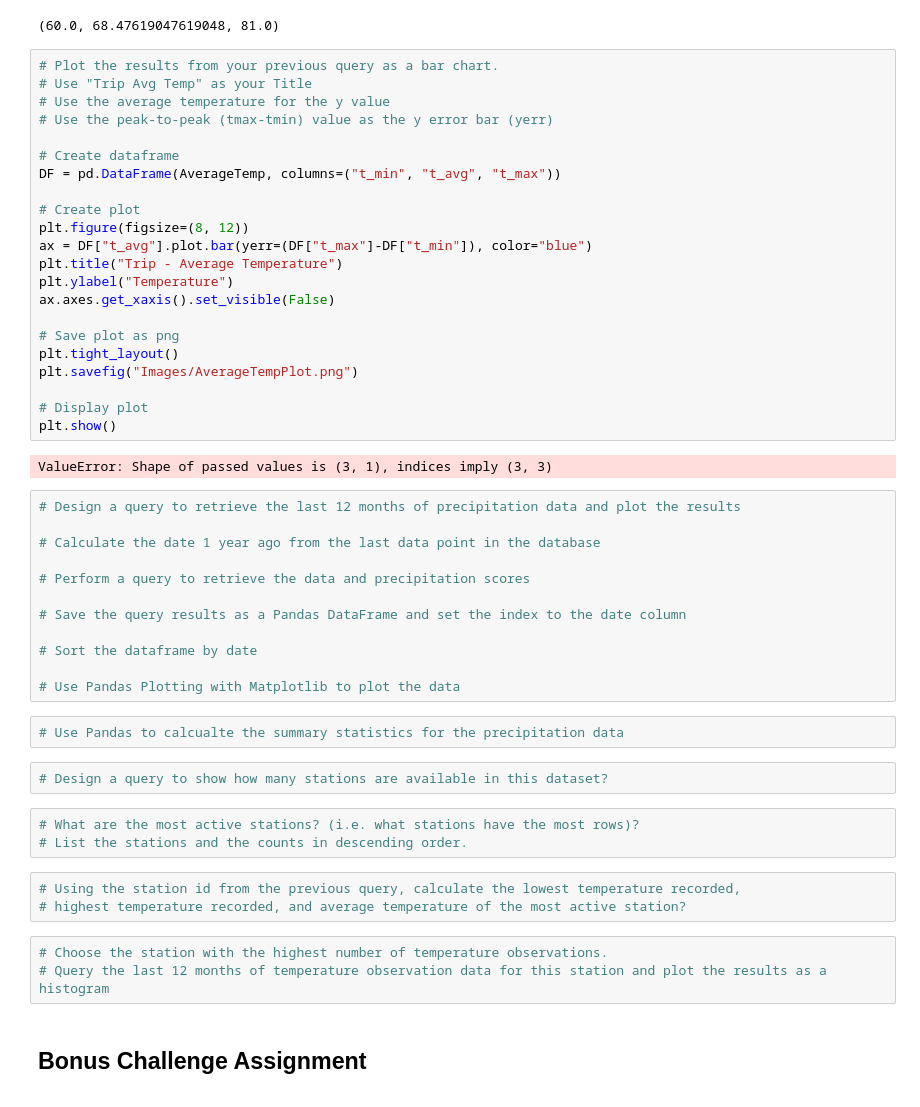
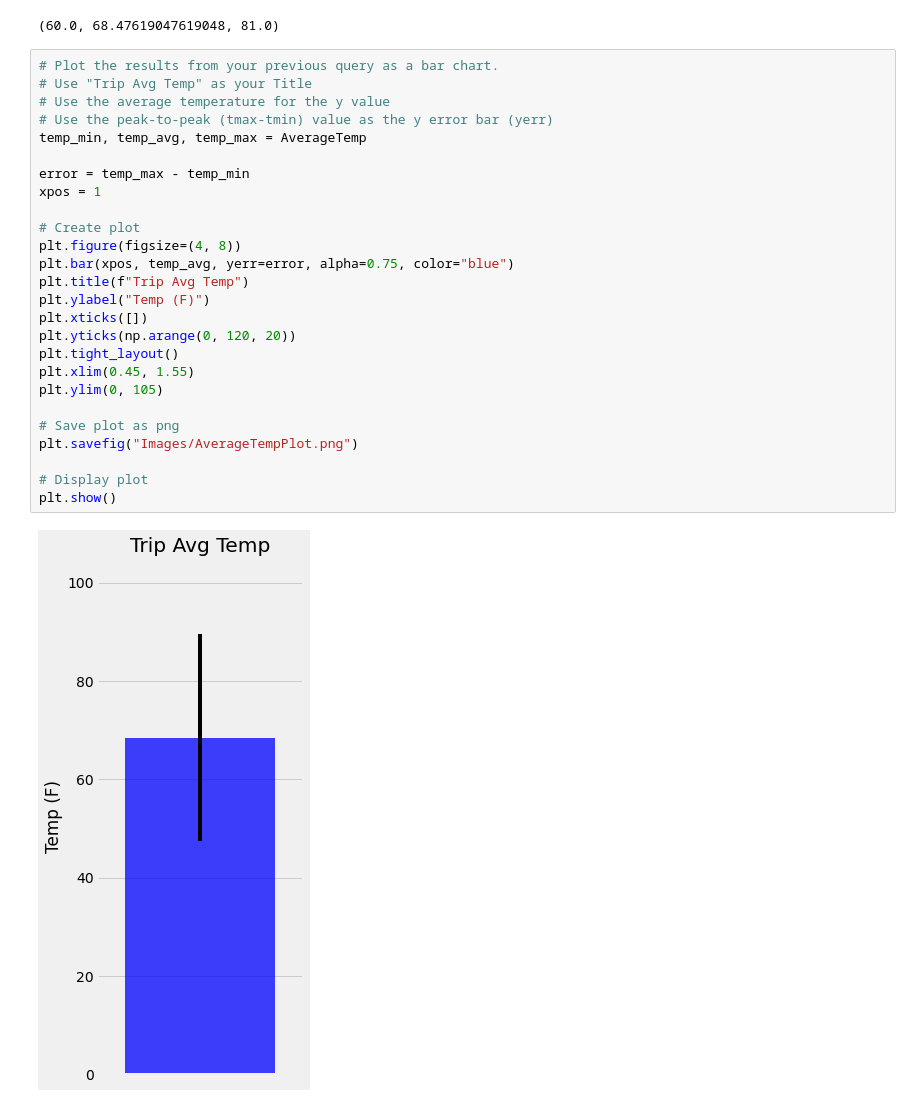
Before and after one commit to AlineHornoff/sqlalchemy_challenge, a Jupyter notebook: climate_starter.ipynb, the cells around one changed output. Drawn from its saved outputs; the diff is of its cells as text.

Commit message:
Added graphes to climate starter and app.py

```diff
--- a/climate_starter.ipynb
+++ b/climate_starter.ipynb
@@ -299,51 +301,28 @@ AverageTemp
 # %%
 # Plot the results from your previous query as a bar chart.
 # Use "Trip Avg Temp" as your Title
 # Use the average temperature for the y value
 # Use the peak-to-peak (tmax-tmin) value as the y error bar (yerr)
+temp_min, temp_avg, temp_max = AverageTemp
 
-# Create dataframe
-DF = pd.DataFrame(AverageTemp, columns=("t_min", "t_avg", "t_max"))
+error = temp_max - temp_min
+xpos = 1
 
 # Create plot
-plt.figure(figsize=(8, 12))
-ax = DF["t_avg"].plot.bar(yerr=(DF["t_max"]-DF["t_min"]), color="blue")
-plt.title("Trip - Average Temperature")
-plt.ylabel("Temperature")
-ax.axes.get_xaxis().set_visible(False)
+plt.figure(figsize=(4, 8))
+plt.bar(xpos, temp_avg, yerr=error, alpha=0.75, color="blue")
+plt.title(f"Trip Avg Temp")
+plt.ylabel("Temp (F)")
+plt.xticks([])
+plt.yticks(np.arange(0, 120, 20))
+plt.tight_layout()
+plt.xlim(0.45, 1.55)
+plt.ylim(0, 105)
 
 # Save plot as png
-plt.tight_layout()
 plt.savefig("Images/AverageTempPlot.png")
 
 # Display plot
 plt.show()
 # %% [output]
-ValueError: Shape of passed values is (3, 1), indices imply (3, 3)
+[figure, added]
-# %%
-# Design a query to retrieve the last 12 months of precipitation data and plot the results
-
-# Calculate the date 1 year ago from the last data point in the database
-
-# Perform a query to retrieve the data and precipitation scores
-
-# Save the query results as a Pandas DataFrame and set the index to the date column
-
-# Sort the dataframe by date
-
-# Use Pandas Plotting with Matplotlib to plot the data
-# %%
-# Use Pandas to calcualte the summary statistics for the precipitation data
-# %%
-# Design a query to show how many stations are available in this dataset?
-# %%
-# What are the most active stations? (i.e. what stations have the most rows)?
-# List the stations and the counts in descending order.
-# %%
-# Using the station id from the previous query, calculate the lowest temperature recorded,
-# highest temperature recorded, and average temperature of the most active station?
-# %%
-# Choose the station with the highest number of temperature observations.
-# Query the last 12 months of temperature observation data for this station and plot the results as a histogram
-# %% [markdown]
-## Bonus Challenge Assignment
```
Also changed, not shown: parts of 10 cells of this notebook, 3 other files.
